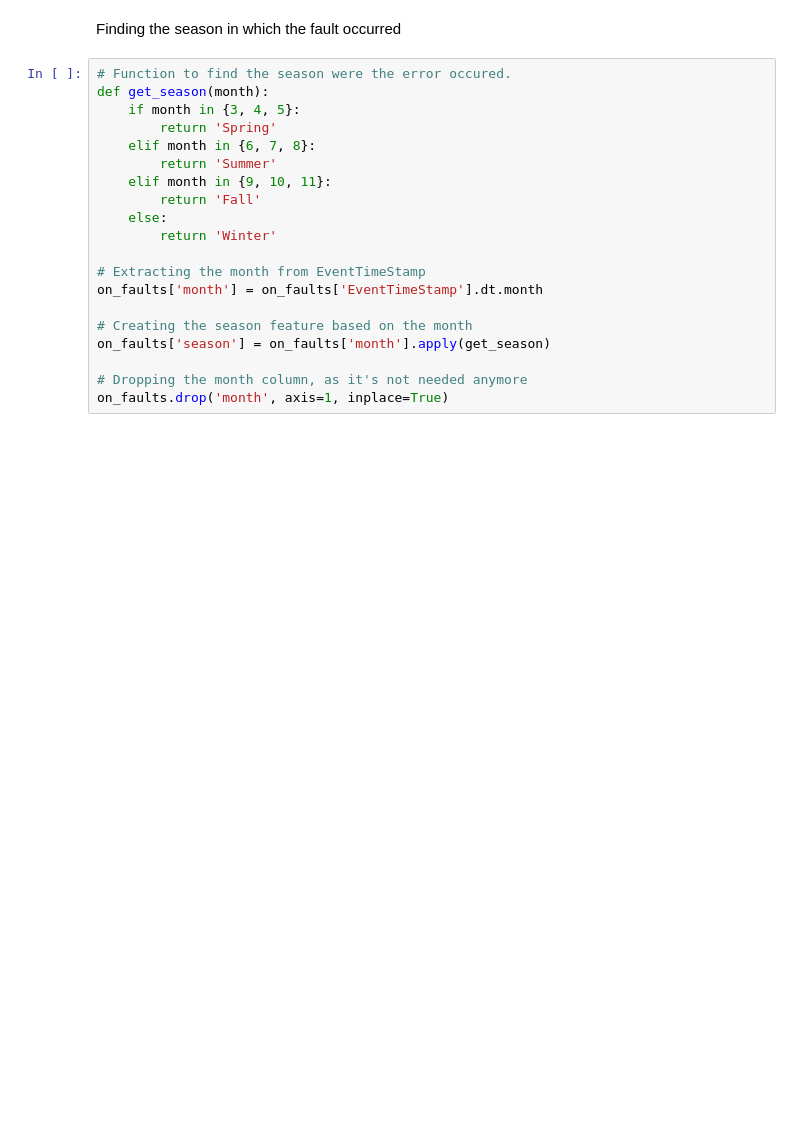
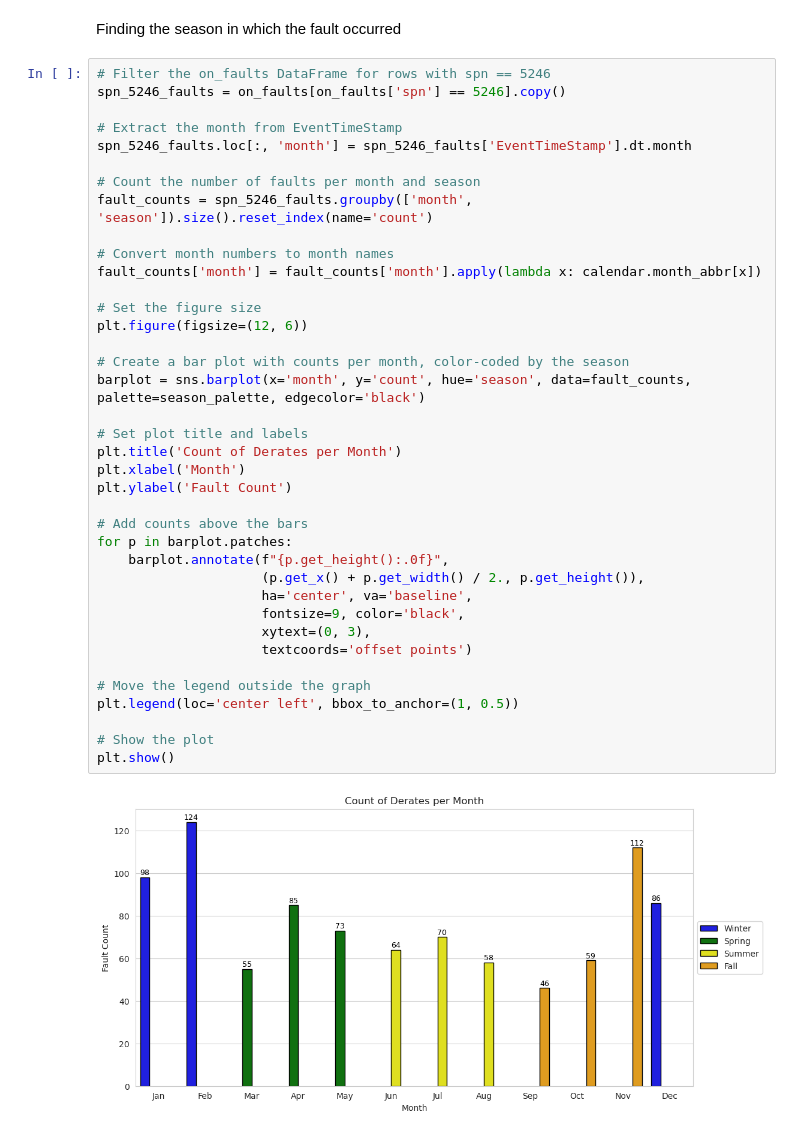
Before and after one commit to nss-data-science-cohort-6/big_g_express-player_one_big_g_express, a Jupyter notebook: notebooks/claytor_big_g_V3.ipynb, the cells around one changed output. Cells and saved outputs as stored; diff of their text form; blank space fills up the shorter version.

```diff
--- a/notebooks/claytor_big_g_V3.ipynb
+++ b/notebooks/claytor_big_g_V3.ipynb
@@ -49,22 +70,42 @@ on_faults['nearest_sc'] = on_faults['nearest_sc'].str.replace('dist_', '')
 # %% [markdown]
 Finding the season in which the fault occurred
-# %%
-# Function to find the season were the error occured.
-def get_season(month):
-    if month in {3, 4, 5}:
-        return 'Spring'
-    elif month in {6, 7, 8}:
-        return 'Summer'
-    elif month in {9, 10, 11}:
-        return 'Fall'
-    else:
-        return 'Winter'
-
-# Extracting the month from EventTimeStamp
-on_faults['month'] = on_faults['EventTimeStamp'].dt.month
-
-# Creating the season feature based on the month
-on_faults['season'] = on_faults['month'].apply(get_season)
-
-# Dropping the month column, as it's not needed anymore
-on_faults.drop('month', axis=1, inplace=True)
+# %%
+# Filter the on_faults DataFrame for rows with spn == 5246
+spn_5246_faults = on_faults[on_faults['spn'] == 5246].copy()
+
+# Extract the month from EventTimeStamp
+spn_5246_faults.loc[:, 'month'] = spn_5246_faults['EventTimeStamp'].dt.month
+
+# Count the number of faults per month and season
+fault_counts = spn_5246_faults.groupby(['month', 'season']).size().reset_index(name='count')
+
+# Convert month numbers to month names
+fault_counts['month'] = fault_counts['month'].apply(lambda x: calendar.month_abbr[x])
+
+# Set the figure size
+plt.figure(figsize=(12, 6))
+
+# Create a bar plot with counts per month, color-coded by the season
+barplot = sns.barplot(x='month', y='count', hue='season', data=fault_counts, palette=season_palette, edgecolor='black')
+
+# Set plot title and labels
+plt.title('Count of Derates per Month')
+plt.xlabel('Month')
+plt.ylabel('Fault Count')
+
+# Add counts above the bars
+for p in barplot.patches:
+    barplot.annotate(f"{p.get_height():.0f}",
+                     (p.get_x() + p.get_width() / 2., p.get_height()),
+                     ha='center', va='baseline',
+                     fontsize=9, color='black',
+                     xytext=(0, 3),
+                     textcoords='offset points')
+
+# Move the legend outside the graph
+plt.legend(loc='center left', bbox_to_anchor=(1, 0.5))
+
+# Show the plot
+plt.show()
+# %% [output]
+[figure, added]
```
Also changed, not shown: parts of 13 cells of this notebook, 2 other files.
